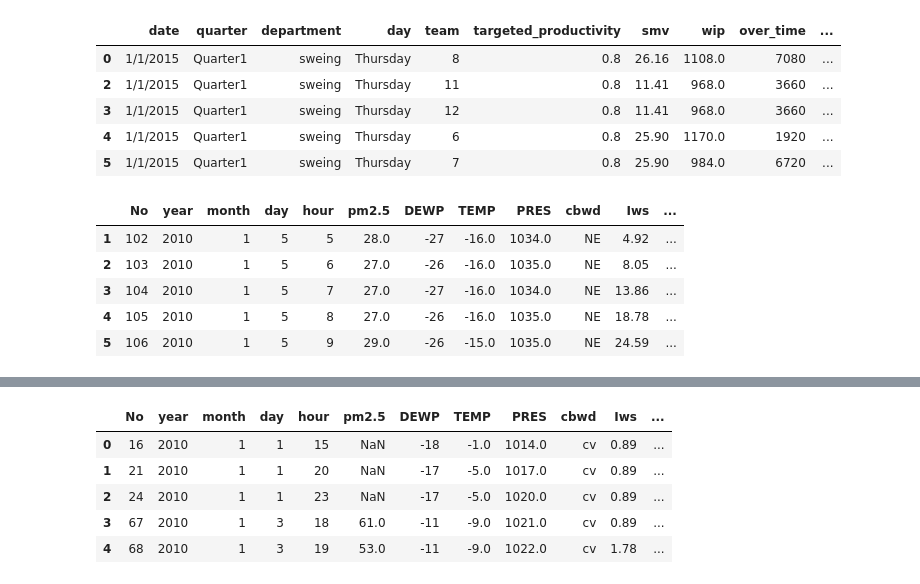
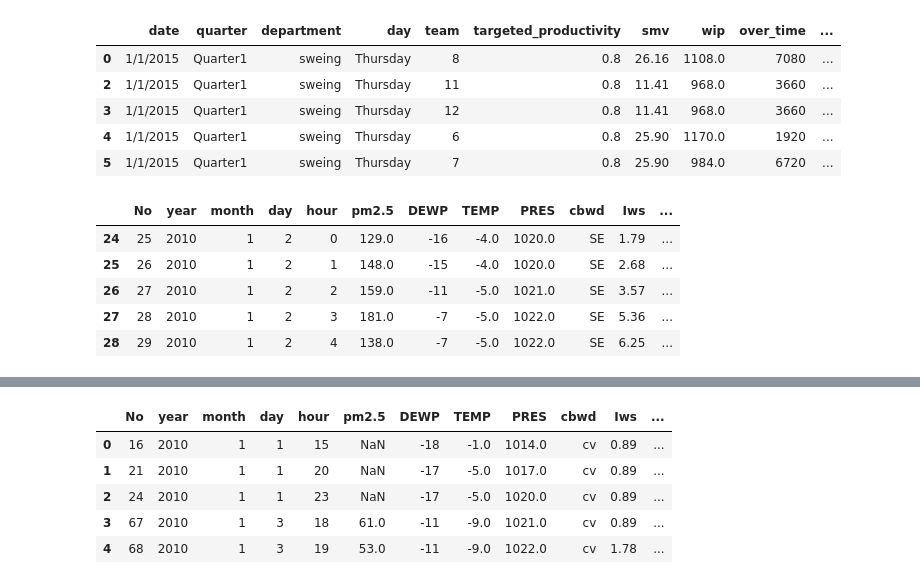
Before and after one commit to Corey-Holton/mini_project, a Jupyter notebook: regression_mini_project_solution.ipynb, the cells around one changed output, grey strips where cells are left out. Saved outputs shown, nothing was run; the diff lists cells and outputs as text; code cells hidden in the pictures.

```diff
--- a/regression_mini_project_solution.ipynb
+++ b/regression_mini_project_solution.ipynb
@@ -12,16 +14,15 @@ df_garment.head()
 | 4 | 1/1/2015 | Quarter1 | sweing | Thursday | 6 | 0.8 | 25.90 | 1170.0 | 1920 | ... |
 | 5 | 1/1/2015 | Quarter1 | sweing | Thursday | 7 | 0.8 | 25.90 | 984.0 | 6720 | ... |
 # %%
-direction = 'NE'
-df_pollution = pd.read_csv(f"https://static.bc-edx.com/ai/ail-v-1-0/m12/lesson_3/datasets/beijing-pm2-5-{direction}.csv").dropna()
+df_pollution = pd.read_csv(f"https://static.bc-edx.com/ai/ail-v-1-0/m12/lesson_3/datasets/beijing-pm2-5.csv").dropna()
 df_pollution.head()
 # %% [output]
 |  | No | year | month | day | hour | pm2.5 | DEWP | TEMP | PRES | cbwd | Iws | ... |
-| 1 | 102 | 2010 | 1 | 5 | 5 | 28.0 | -27 | -16.0 | 1034.0 | NE | 4.92 | ... |
-| 2 | 103 | 2010 | 1 | 5 | 6 | 27.0 | -26 | -16.0 | 1035.0 | NE | 8.05 | ... |
-| 3 | 104 | 2010 | 1 | 5 | 7 | 27.0 | -27 | -16.0 | 1034.0 | NE | 13.86 | ... |
-| 4 | 105 | 2010 | 1 | 5 | 8 | 27.0 | -26 | -16.0 | 1035.0 | NE | 18.78 | ... |
-| 5 | 106 | 2010 | 1 | 5 | 9 | 29.0 | -26 | -15.0 | 1035.0 | NE | 24.59 | ... |
+| 24 | 25 | 2010 | 1 | 2 | 0 | 129.0 | -16 | -4.0 | 1020.0 | SE | 1.79 | ... |
+| 25 | 26 | 2010 | 1 | 2 | 1 | 148.0 | -15 | -4.0 | 1020.0 | SE | 2.68 | ... |
+| 26 | 27 | 2010 | 1 | 2 | 2 | 159.0 | -11 | -5.0 | 1021.0 | SE | 3.57 | ... |
+| 27 | 28 | 2010 | 1 | 2 | 3 | 181.0 | -7 | -5.0 | 1022.0 | SE | 5.36 | ... |
+| 28 | 29 | 2010 | 1 | 2 | 4 | 138.0 | -7 | -5.0 | 1022.0 | SE | 6.25 | ... |
 # %%
 df_news = pd.read_csv("https://static.bc-edx.com/ai/ail-v-1-0/m12/lesson_3/datasets/news-popularity.csv").dropna()
 df_news.head()
```
Also changed, not shown: parts of 24 cells of this notebook.
